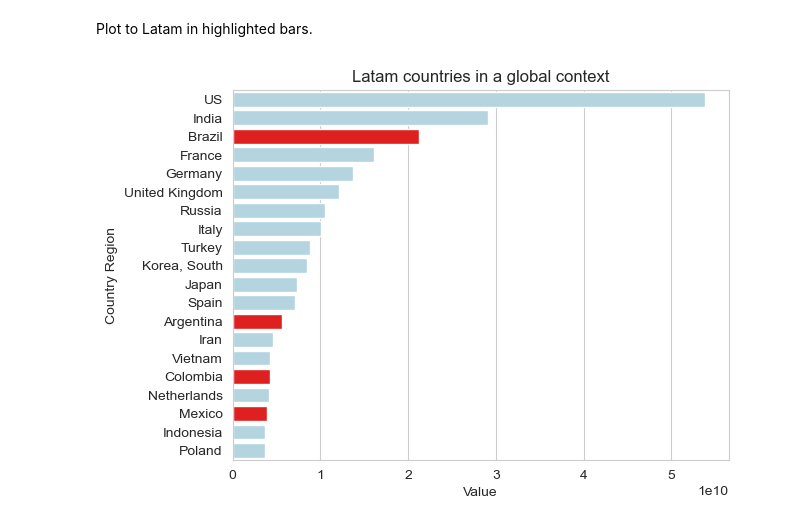
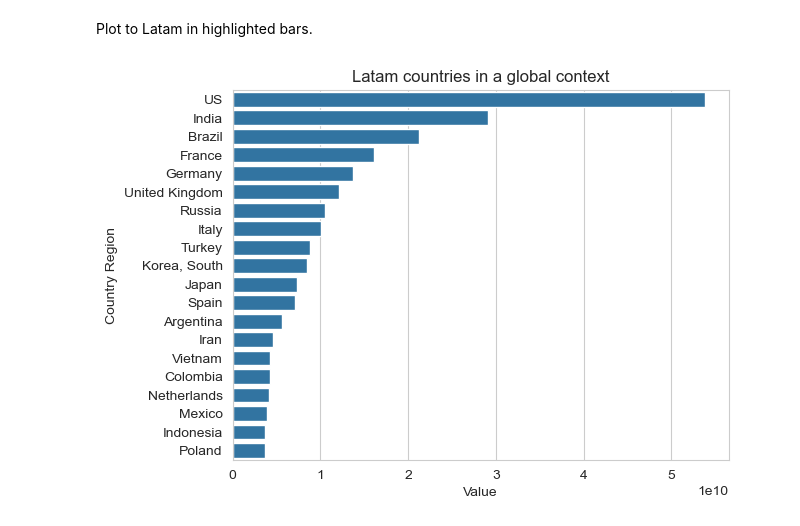
Before and after one commit to sebasga79/ciencia-de-datos, a Jupyter notebook: notebooks/1.0-sgavir-full.ipynb, the cells around one changed output. Drawn from its saved outputs; the diff is of its cells as text; code cells hidden in the pictures.

```diff
--- a/notebooks/1.0-sgavir-full.ipynb
+++ b/notebooks/1.0-sgavir-full.ipynb
@@ -184,13 +185,12 @@ Plot to Latam in highlighted bars.
 # %%
 sns.barplot(
     data=top_countries_df,
     x="value",
     y="country_region",
-    palette=top_countries_df.color
 )
 
 plt.xlabel("Value")
 plt.ylabel("Country Region")
 plt.title("Latam countries in a global context");
 # %% [output]
-[figure, old version]
+[figure, new version]
```
Also changed, not shown: parts of 4 cells of this notebook, 1 other file.
